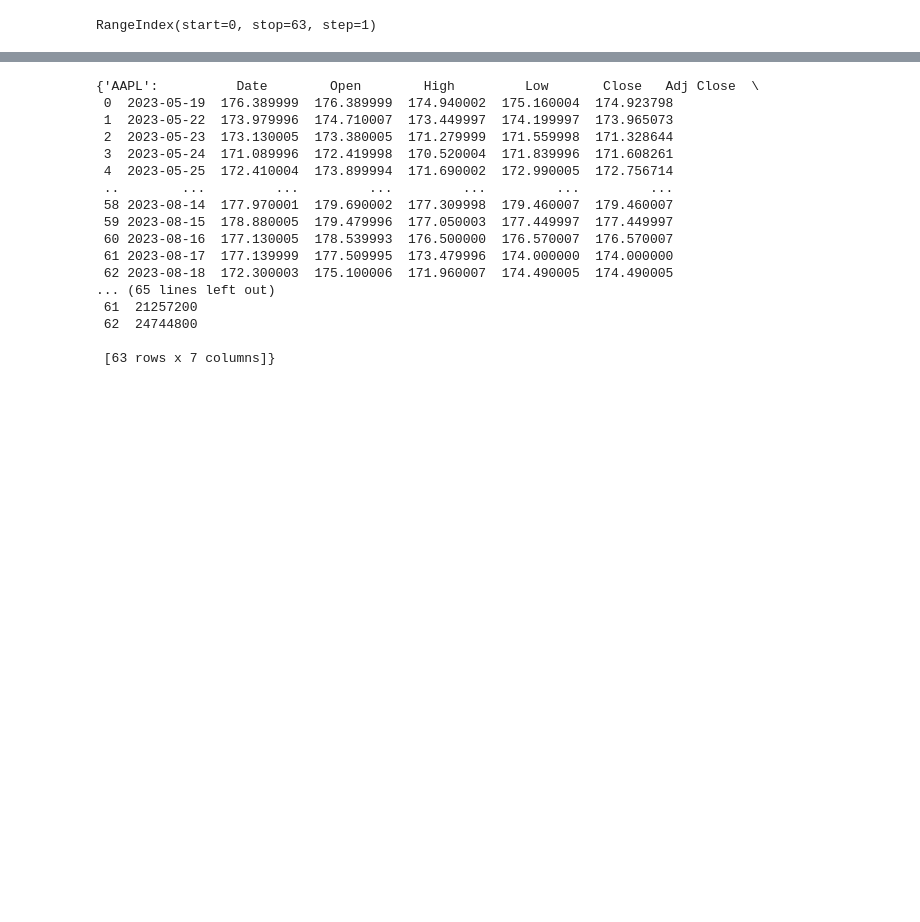
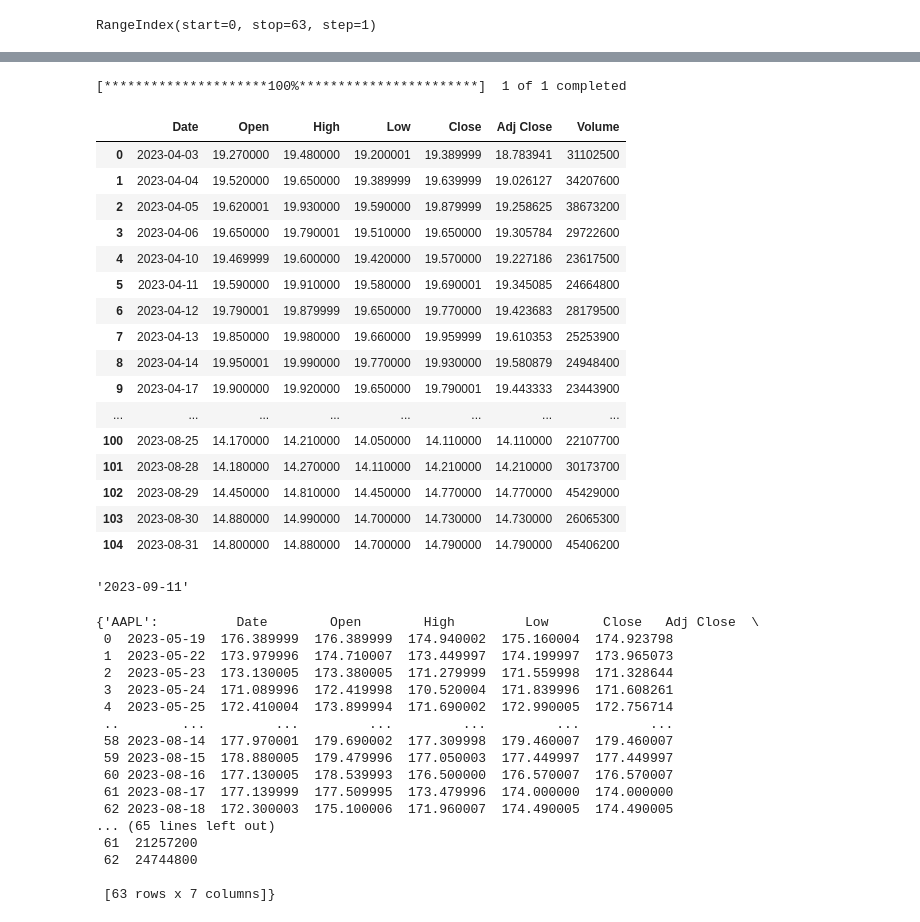
Before and after one commit to lucasdmoyer/two-dolla, a Jupyter notebook: mybacktester.ipynb, the cells around one changed output, grey strips where cells are left out. Drawn from its saved outputs; the diff is of its cells as text; code cells hidden in the pictures; blank space fills up the shorter version.

```diff
--- a/mybacktester.ipynb
+++ b/mybacktester.ipynb
@@ -254,3 +277,0 @@ Making trade: Cash = 7489.066776962209
-# %%
-pd.options.display.max_rows = 200
-stock_instance.positions.head(100)
@@ -275,3 +298,36 @@ stock_instance.positions.head(100)
+# %%
+ticker = 'T'
+
+# stock_data =  pdr.get_data_yahoo(ticker, period="3mo")
+stock_data =  pdr.get_data_yahoo(ticker, start='2023-04-01', end='2023-09-01')
+stock_data = stock_data.reset_index()
+stock_data
+# %% [output]
+[*********************100%***********************]  1 of 1 completed
+|  | Date | Open | High | Low | Close | Adj Close | Volume |
+| 0 | 2023-04-03 | 19.270000 | 19.480000 | 19.200001 | 19.389999 | 18.783941 | 31102500 |
+| 1 | 2023-04-04 | 19.520000 | 19.650000 | 19.389999 | 19.639999 | 19.026127 | 34207600 |
+| 2 | 2023-04-05 | 19.620001 | 19.930000 | 19.590000 | 19.879999 | 19.258625 | 38673200 |
+| 3 | 2023-04-06 | 19.650000 | 19.790001 | 19.510000 | 19.650000 | 19.305784 | 29722600 |
+| 4 | 2023-04-10 | 19.469999 | 19.600000 | 19.420000 | 19.570000 | 19.227186 | 23617500 |
+| 5 | 2023-04-11 | 19.590000 | 19.910000 | 19.580000 | 19.690001 | 19.345085 | 24664800 |
+| 6 | 2023-04-12 | 19.790001 | 19.879999 | 19.650000 | 19.770000 | 19.423683 | 28179500 |
+| 7 | 2023-04-13 | 19.850000 | 19.980000 | 19.660000 | 19.959999 | 19.610353 | 25253900 |
+| 8 | 2023-04-14 | 19.950001 | 19.990000 | 19.770000 | 19.930000 | 19.580879 | 24948400 |
+| 9 | 2023-04-17 | 19.900000 | 19.920000 | 19.650000 | 19.790001 | 19.443333 | 23443900 |
+| ... | ... | ... | ... | ... | ... | ... | ... |
+| 100 | 2023-08-25 | 14.170000 | 14.210000 | 14.050000 | 14.110000 | 14.110000 | 22107700 |
+| 101 | 2023-08-28 | 14.180000 | 14.270000 | 14.110000 | 14.210000 | 14.210000 | 30173700 |
+| 102 | 2023-08-29 | 14.450000 | 14.810000 | 14.450000 | 14.770000 | 14.770000 | 45429000 |
+| 103 | 2023-08-30 | 14.880000 | 14.990000 | 14.700000 | 14.730000 | 14.730000 | 26065300 |
+| 104 | 2023-08-31 | 14.800000 | 14.880000 | 14.700000 | 14.790000 | 14.790000 | 45406200 |
+# %%
+epoch_time = int(time.time())
+def convert_time(epoch):
+    return time.strftime('%Y-%m-%d', time.localtime(epoch))
+convert_time(epoch_time)
+# %% [output]
+'2023-09-11'
 # %%
 days_back=10
 save_new=False
```
Also changed, not shown: parts of 3 cells of this notebook, 4 other files.
